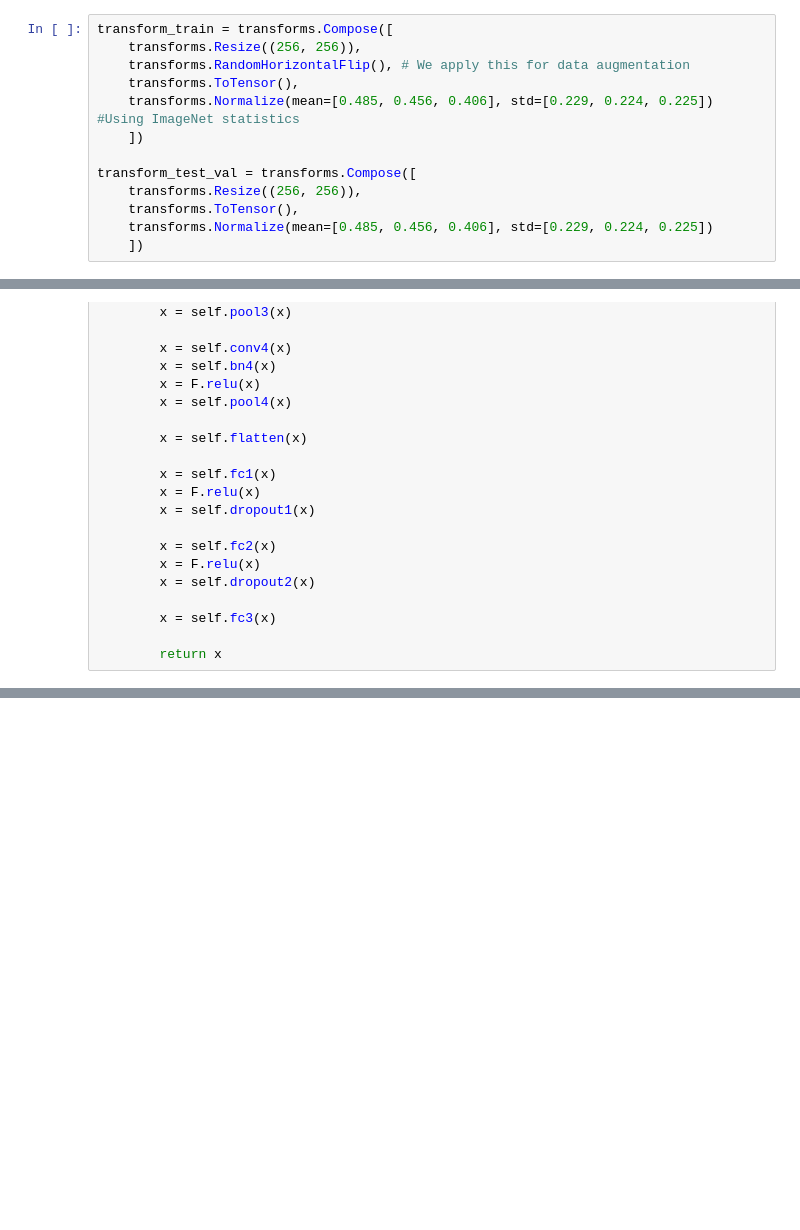
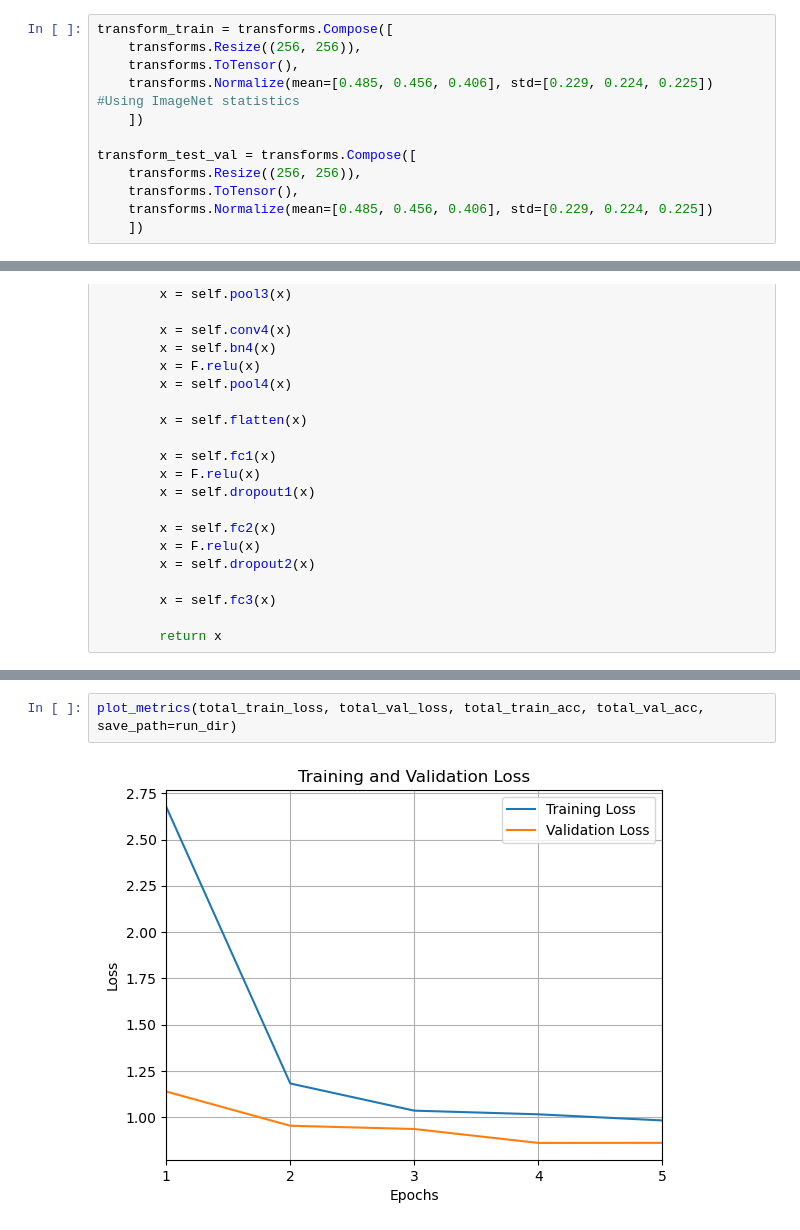
Before and after one commit to pabcablan/convolutional_neural_network, a Jupyter notebook: convolutional_neural_network.ipynb, the cells around one changed output, grey strips where cells are left out. Drawn from its saved outputs; the diff is of its cells as text; blank space fills up the shorter version.

```diff
--- a/convolutional_neural_network.ipynb
+++ b/convolutional_neural_network.ipynb
@@ -26,7 +42,6 @@ Skipping, found downloaded files in ".\eye-diseases-classification" (use force=T
 # %%
 transform_train = transforms.Compose([
     transforms.Resize((256, 256)),
-    transforms.RandomHorizontalFlip(), # We apply this for data augmentation
     transforms.ToTensor(),
     transforms.Normalize(mean=[0.485, 0.456, 0.406], std=[0.229, 0.224, 0.225]) #Using ImageNet statistics
     ])
@@ -433,0 +446,4 @@ class AdaptativeConvNet(nn.Module):
+# %%
+plot_metrics(total_train_loss, total_val_loss, total_train_acc, total_val_acc, save_path=run_dir)
+# %% [output]
+[figure, added]
```
Also changed, not shown: parts of 45 cells of this notebook.
